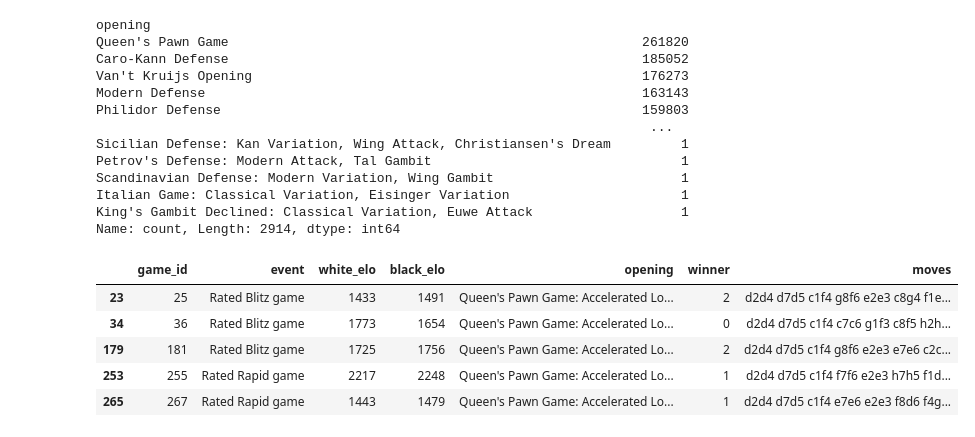
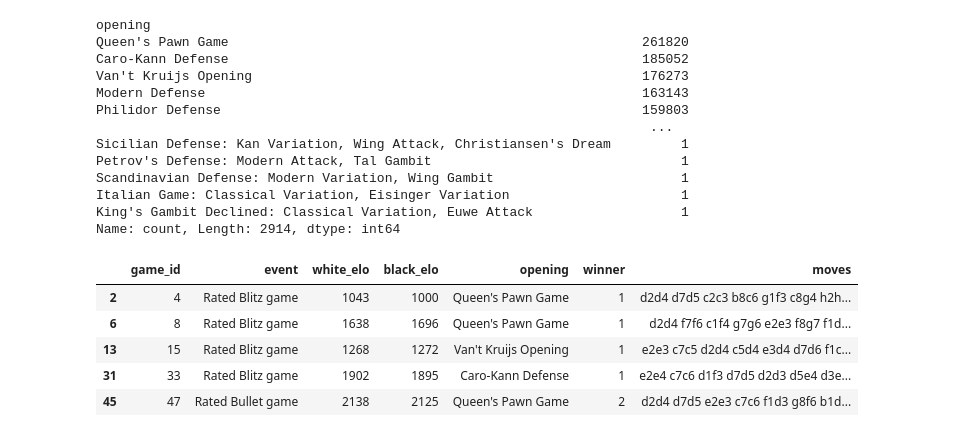
Before and after one commit to croco22/chess, a Jupyter notebook: pipeline/p2_parse_positions.ipynb, the cells around one changed output. Saved outputs shown, nothing was run; the diff lists cells and outputs as text; code cells hidden in the pictures.

```diff
--- a/pipeline/p2_parse_positions.ipynb
+++ b/pipeline/p2_parse_positions.ipynb
@@ -50,22 +51,23 @@ Name: count, Length: 2914, dtype: int64
 # %%
 events_to_keep = [
     "Rated Bullet game",
     "Rated Blitz game",
     "Rated Rapid game",
     "Rated Classical game"
 ]
 df = df[df["event"].isin(events_to_keep)]
 
-df = df[df["opening"] == "Queen's Pawn Game: Accelerated London System"]
+top3_openings = df["opening"].value_counts().head(3).index.tolist()
+df = df[df["opening"].isin(top3_openings)]
 
 df.head()
 # %% [output]
 |  | game_id | event | white_elo | black_elo | opening | winner | moves |
-| 23 | 25 | Rated Blitz game | 1433 | 1491 | Queen's Pawn Game: Accelerated Lo... | 2 | d2d4 d7d5 c1f4 g8f6 e2e3 c8g4 f1e... |
-| 34 | 36 | Rated Blitz game | 1773 | 1654 | Queen's Pawn Game: Accelerated Lo... | 0 | d2d4 d7d5 c1f4 c7c6 g1f3 c8f5 h2h... |
-| 179 | 181 | Rated Blitz game | 1725 | 1756 | Queen's Pawn Game: Accelerated Lo... | 2 | d2d4 d7d5 c1f4 g8f6 e2e3 e7e6 c2c... |
-| 253 | 255 | Rated Rapid game | 2217 | 2248 | Queen's Pawn Game: Accelerated Lo... | 1 | d2d4 d7d5 c1f4 f7f6 e2e3 h7h5 f1d... |
-| 265 | 267 | Rated Rapid game | 1443 | 1479 | Queen's Pawn Game: Accelerated Lo... | 1 | d2d4 d7d5 c1f4 e7e6 e2e3 f8d6 f4g... |
+| 2 | 4 | Rated Blitz game | 1043 | 1000 | Queen's Pawn Game | 1 | d2d4 d7d5 c2c3 b8c6 g1f3 c8g4 h2h... |
+| 6 | 8 | Rated Blitz game | 1638 | 1696 | Queen's Pawn Game | 1 | d2d4 f7f6 c1f4 g7g6 e2e3 f8g7 f1d... |
+| 13 | 15 | Rated Blitz game | 1268 | 1272 | Van't Kruijs Opening | 1 | e2e3 c7c5 d2d4 c5d4 e3d4 d7d6 f1c... |
+| 31 | 33 | Rated Blitz game | 1902 | 1895 | Caro-Kann Defense | 1 | e2e4 c7c6 d1f3 d7d5 d2d3 d5e4 d3e... |
+| 45 | 47 | Rated Bullet game | 2138 | 2125 | Queen's Pawn Game | 2 | d2d4 d7d5 e2e3 c7c6 f1d3 g8f6 b1d... |
 # %%
 # Count number of half-moves (plies) per game
 df["num_halfmoves"] = df["moves"].apply(lambda x: len(x.split()))
```
Also changed, not shown: parts of 7 cells of this notebook, 6 other files.
